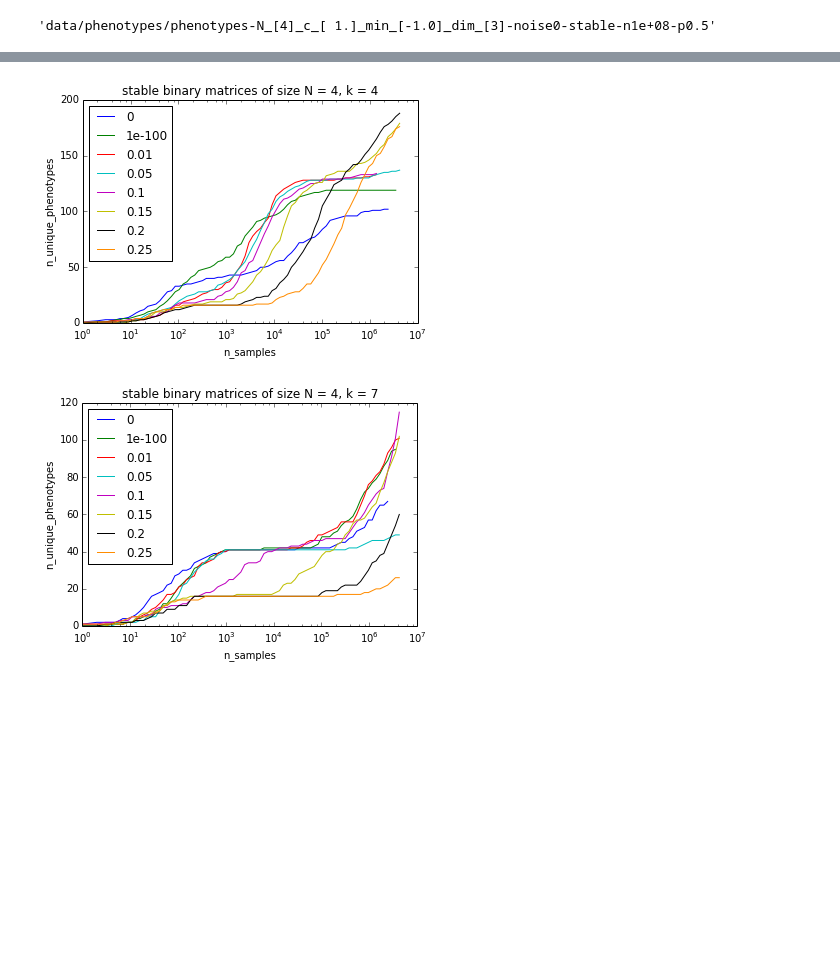
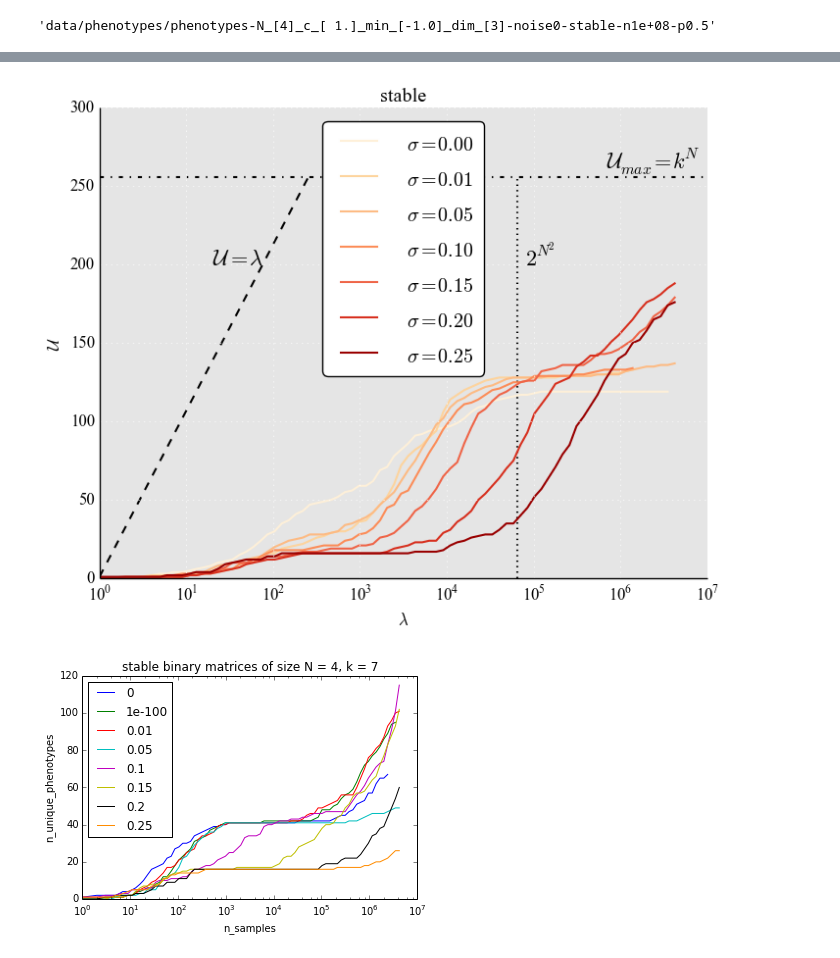
Before and after one commit to rpinho/autoregulation, a Jupyter notebook: exploratory-victor.ipynb, the cells around one changed output, grey strips where cells are left out. Saved outputs shown, nothing was run; the diff lists cells and outputs as text; code cells hidden in the pictures; blank space fills up the shorter version.

```diff
--- a/exploratory-victor.ipynb
+++ b/exploratory-victor.ipynb
@@ -7,3 +15,7 @@ from src.figs_visible import *
+# %%
+matplotlib.rcParams['figure.figsize'] = (10.0, 8.0)
+matplotlib.rcParams['font.size'] = 16
+matplotlib.rcParams['savefig.dpi'] = 100#150#300
 # %% [markdown]
 #Varying k, N = 4
 # %% [markdown]
@@ -71,22 +82,0 @@ get_replaced_filename(myrun=fname, dim=3)
-# %%
-def plot_access_vs_samples_vs_noise(sampling=myrun_noiseN4s, k=4, devo_time=200, bits=4):
-    for fname, color in zip(sampling, colors[None]):
-        myrun = cPickle.load(open(logs_dir + fname + '.run'))
-        filename = get_replaced_filename(myrun=fname, dim=k)
-        #filename = get_replaced_filename(filename, samples=1e6)
-        filename = get_replaced_filename(filename, myrun, bits)
-        filename = get_replaced_filename(filename, devo_time=devo_time)
-        data = ma.masked_invalid(loadtxt(filename + '.tsv', int))
-
-        # mask the first point of run #2 to avoid connecting straight lines
-        i = where(data.T[0] == 1)[0]
-        if i.size > 1:
-            data[i[-1]].mask = [True, True]
-
-        plot(data.T[0], data.T[1], color, label=myrun.noise)
-
-    # set_plot_kwargs
-    xscale('log'); xlabel('n_samples'); ylabel('n_unique_phenotypes')
-    myrun.dim = k
-    title(get_myrun_title(myrun, experiment='dims overrepresentation'))
-    legend(loc=0)
@@ -93,7 +101,7 @@ def plot_access_vs_samples_vs_noise(sampling=myrun_noiseN4s, k=4, devo_time=200,
 # %%
-plot_access_vs_samples_vs_noise(k=4, devo_time=200, bits=4)
+fig = plot_access_vs_samples_vs_noise(k=4, devo_time=200)
 # %% [output]
-[figure, old version]
+[figure, new version]
 # %%
 plot_access_vs_samples_vs_noise(k=7)
 # %% [output]
```
Also changed, not shown: parts of 68 cells of this notebook, 9 other files.
